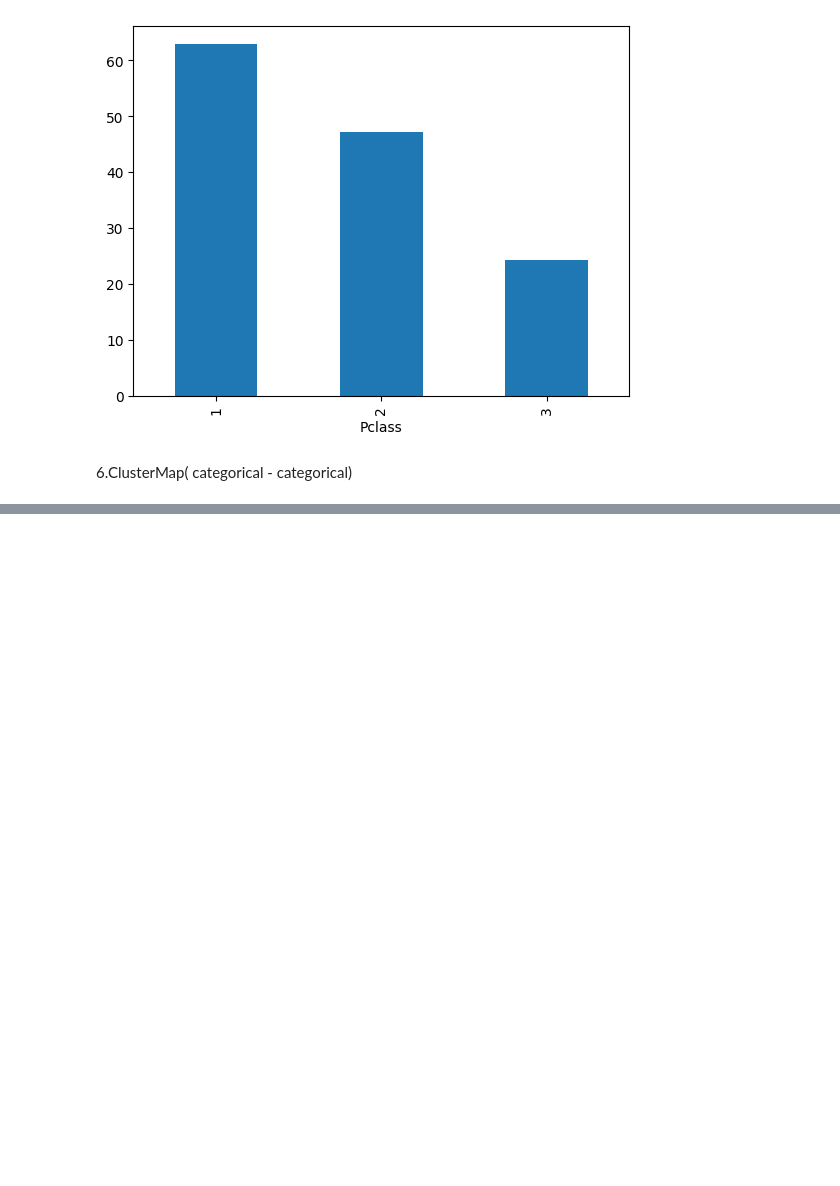
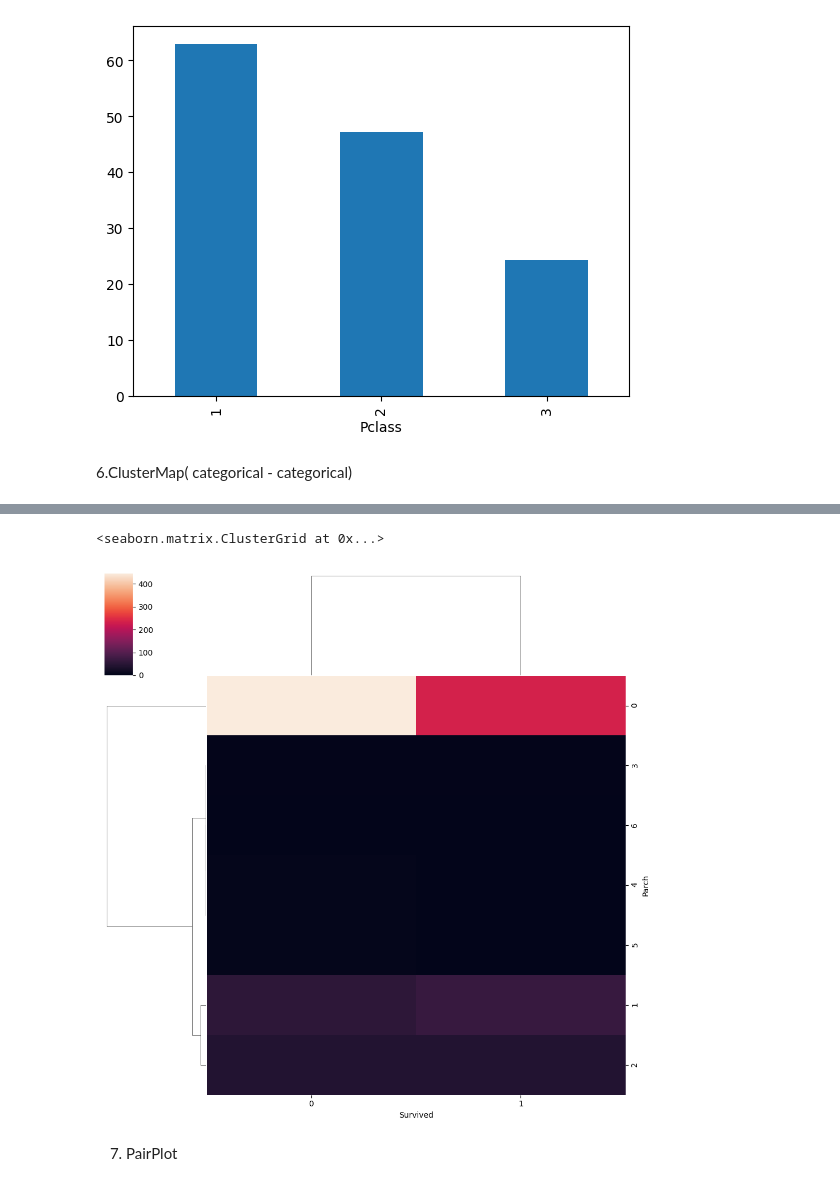
Before and after one commit to NikhilGoral28/machine_learning, a Jupyter notebook: EDA/multivariate_EDA.ipynb, the cells around one changed output, grey strips where cells are left out. Drawn from its saved outputs; the diff is of its cells as text; code cells hidden in the pictures; blank space fills up the shorter version.

```diff
--- a/EDA/multivariate_EDA.ipynb
+++ b/EDA/multivariate_EDA.ipynb
@@ -157,0 +176,8 @@ Name: Survived, dtype: float64
+# %%
+#clustermap it is used to show the relationship between two categorical variables in a heatmap format, where the rows and columns are clustered based on similarity. It can help identify patterns and groupings in the data.
+sns.clustermap(pd.crosstab(titanic['Parch'],titanic['Survived']))
+# %% [output]
+<seaborn.matrix.ClusterGrid at 0x...>
+[figure, added]
+# %% [markdown]
+7. PairPlot
```
Also changed, not shown: parts of 10 cells of this notebook.
